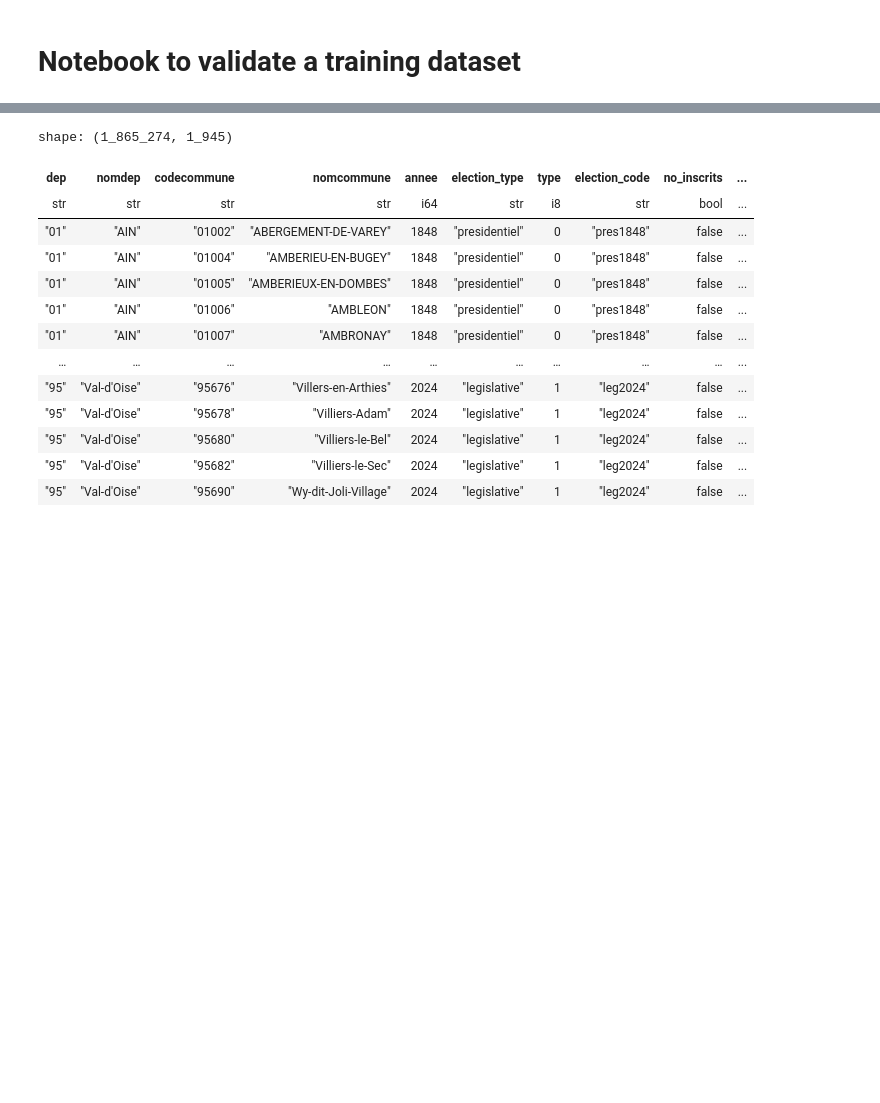
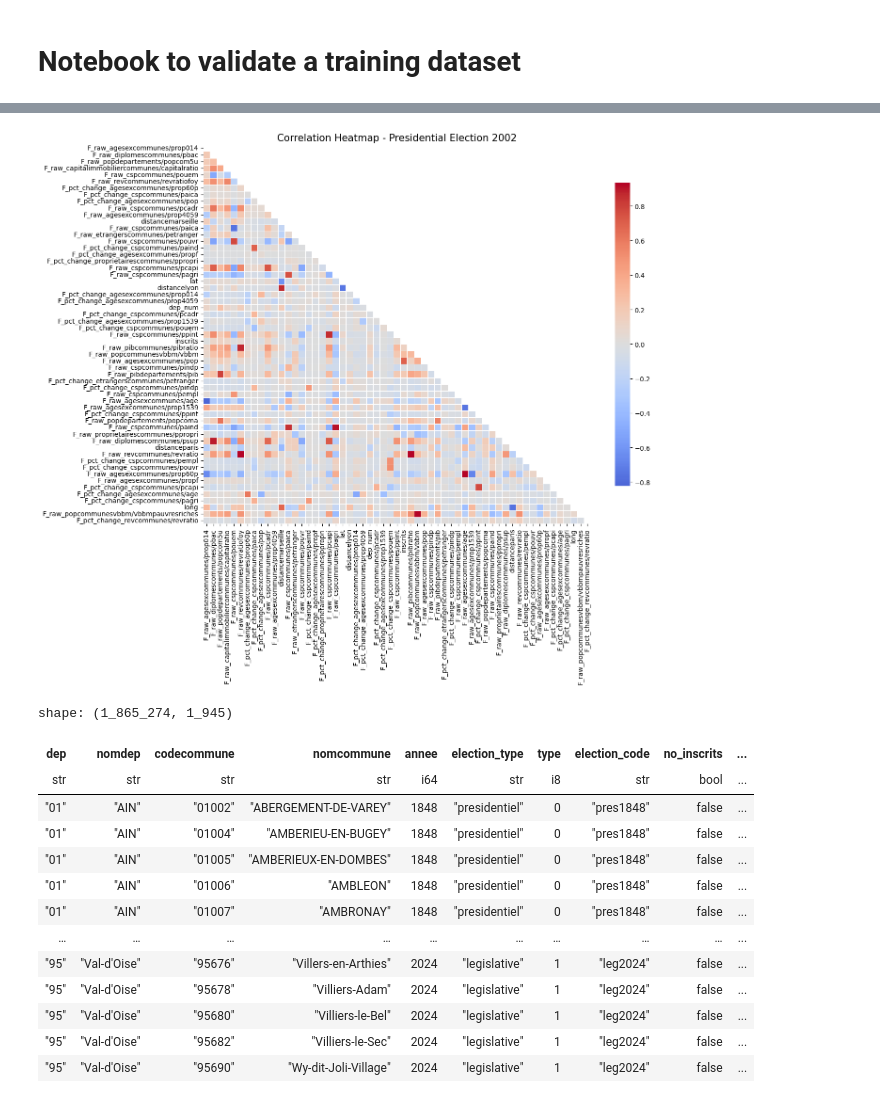
Before and after one commit to artmanceau/electera, a Jupyter notebook: notebooks/experiments/data_check.ipynb, the cells around one changed output, grey strips where cells are left out. Cells and saved outputs as stored; diff of their text form; code cells hidden in the pictures; blank space fills up the shorter version.

```diff
--- a/notebooks/experiments/data_check.ipynb
+++ b/notebooks/experiments/data_check.ipynb
@@ -16,4 +16,4 @@ data = pl.scan_parquet(
         profile_name="default",
         region_name="us-east-1",
     ),
-).collect()
+)
@@ -20,3 +106,37 @@ data = pl.scan_parquet(
+# %%
+import pandas as pd
+import seaborn as sns
+import matplotlib.pyplot as plt
+import numpy as np
+
+filtered = X.filter(
+        (pl.col('annee') == 2002) &
+        (pl.col('election_type') == 'presidentiel')
+    )
+numeric_df = filtered.select(features)
+corr_matrix = numeric_df.to_pandas().corr(method="pearson")
+
+# Create the heatmap
+plt.figure(figsize=(14, 12))
+
+# Mask the upper triangle to avoid redundancy
+mask = np.triu(np.ones_like(corr_matrix, dtype=bool))
+
+sns.heatmap(
+        corr_matrix,
+        mask=mask,
+        annot=False,
+        fmt=".2f",
+        cmap='coolwarm',
+        center=0,
+        linewidths=0.5,
+        cbar_kws={"shrink": .8}
+)
+
+plt.title('Correlation Heatmap - Presidential Election 2002', fontsize=15)
+plt.tight_layout()
+# %% [output]
+[figure, added]
 # %%
 res2022 = pl.scan_parquet(
     "s3://arthurmanceau/election_modeling_uhcp/data/raw/elections/presidentiel/2022/pres2022_csv/pres2022comm.parquet",
```
Also changed, not shown: parts of 2 cells of this notebook, 9 other files.
